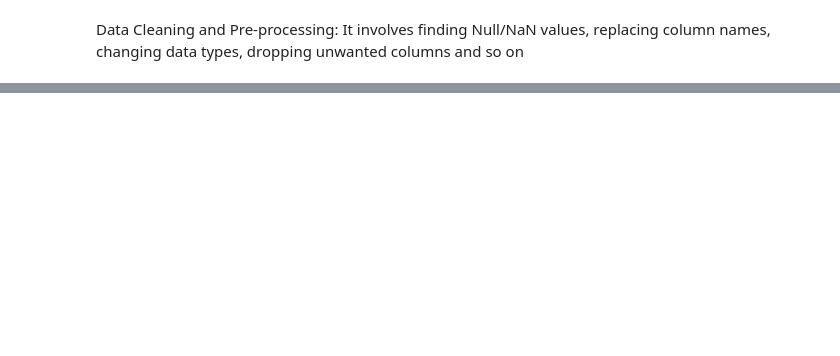
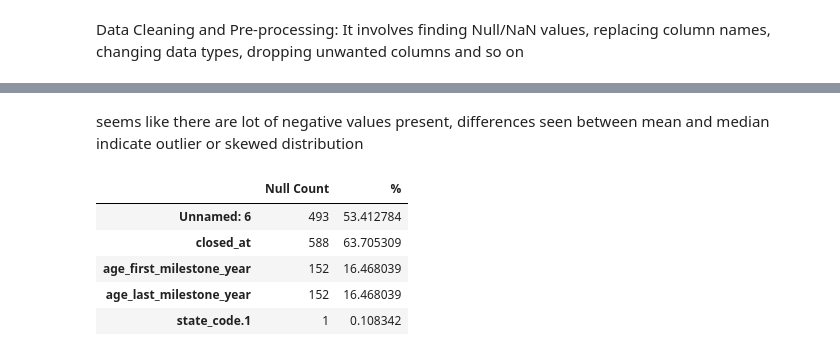
Before and after one commit to Meghamala/Startup_Success_Prediction, a Jupyter notebook: initial.ipynb, the cells around one changed output, grey strips where cells are left out. Cells and saved outputs as stored; diff of their text form; code cells hidden in the pictures; blank space fills up the shorter version.

```diff
--- a/initial.ipynb
+++ b/initial.ipynb
@@ -108,0 +109,22 @@ Data Cleaning and Pre-processing: It involves finding Null/NaN values, replacing
+# %% [markdown]
+seems like there are lot of negative values present, differences seen between mean and median indicate outlier or skewed distribution
+# %%
+# finding the columns with missing values and its percentage wrt complete dataframe
+
+df_null =pd.DataFrame(df.isnull().sum(), columns =["Null Count"])
+# percentage of missing values
+df_null["%"] = (df.isnull().sum()/len(df)*100)
+df_null = df_null[df_null["%"] > 0]
+df_null["Null Count"].sum()
+df_null
+
+# there are 1386 missing values in total with 2 columns having > 50% of missing values.
+# This indicates either we can drop this column or imput the missing values
+# for columns having less than 50% , it makes sense to imput the missing values.
+# %% [output]
+|  | Null Count | % |
+| Unnamed: 6 | 493 | 53.412784 |
+| closed_at | 588 | 63.705309 |
+| age_first_milestone_year | 152 | 16.468039 |
+| age_last_milestone_year | 152 | 16.468039 |
+| state_code.1 | 1 | 0.108342 |
```
Also changed, not shown: parts of 21 cells of this notebook.
